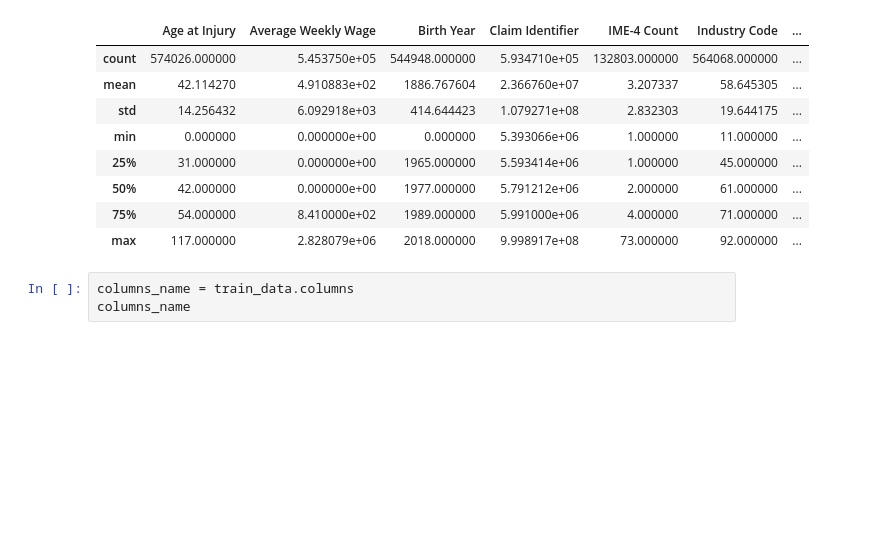
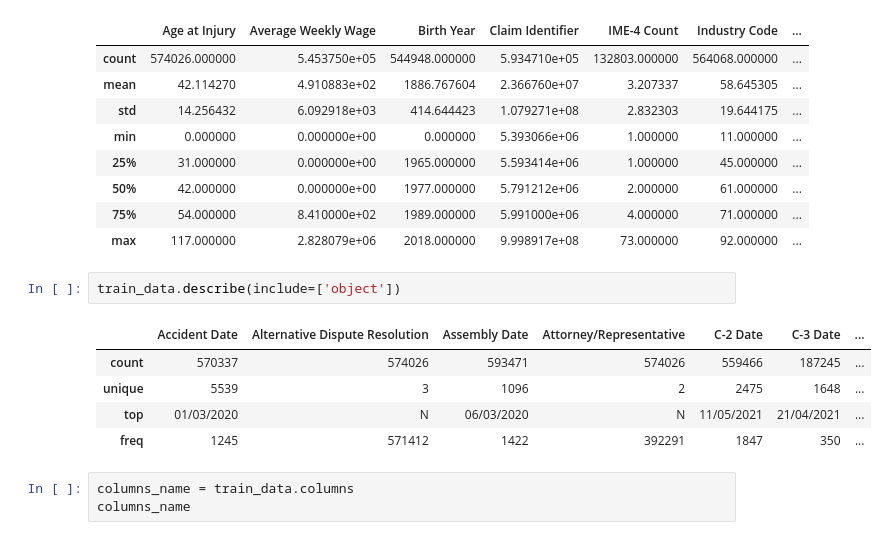
Before and after one commit to RLopes2327/Group17_ML2425, a Jupyter notebook: RL-notebook.ipynb, the cells around one changed output. Drawn from its saved outputs; the diff is of its cells as text; blank space fills up the shorter version.

```diff
--- a/RL-notebook.ipynb
+++ b/RL-notebook.ipynb
@@ -81,6 +87,14 @@ train_data.describe()
 | 50% | 42.000000 | 0.000000e+00 | 1977.000000 | 5.791212e+06 | 2.000000 | 61.000000 | ... |
 | 75% | 54.000000 | 8.410000e+02 | 1989.000000 | 5.991000e+06 | 4.000000 | 71.000000 | ... |
 | max | 117.000000 | 2.828079e+06 | 2018.000000 | 9.998917e+08 | 73.000000 | 92.000000 | ... |
+# %%
+train_data.describe(include=['object'])
+# %% [output]
+|  | Accident Date | Alternative Dispute Resolution | Assembly Date | Attorney/Representative | C-2 Date | C-3 Date | ... |
+| count | 570337 | 574026 | 593471 | 574026 | 559466 | 187245 | ... |
+| unique | 5539 | 3 | 1096 | 2 | 2475 | 1648 | ... |
+| top | 01/03/2020 | N | 06/03/2020 | N | 11/05/2021 | 21/04/2021 | ... |
+| freq | 1245 | 571412 | 1422 | 392291 | 1847 | 350 | ... |
 # %%
 columns_name = train_data.columns
 columns_name
```
Also changed, not shown: parts of 17 cells of this notebook.
